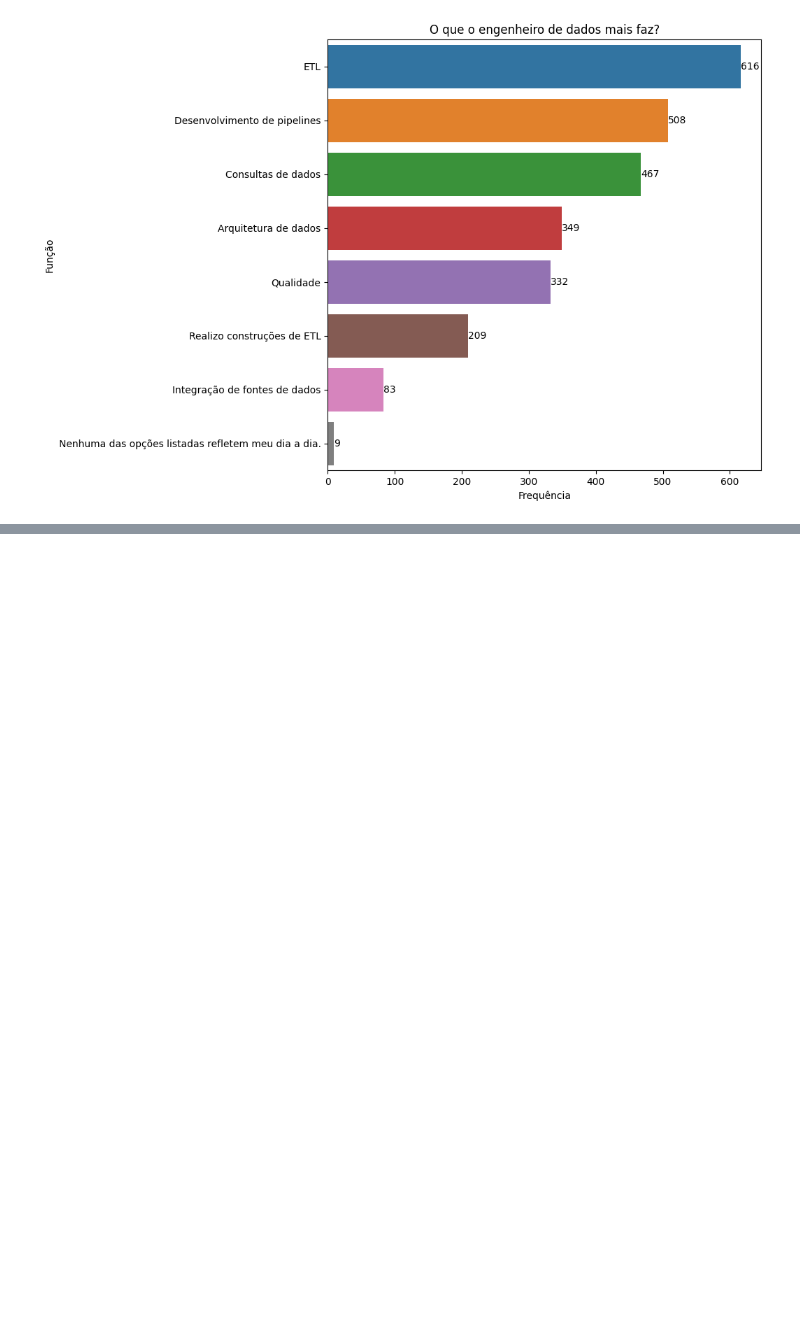
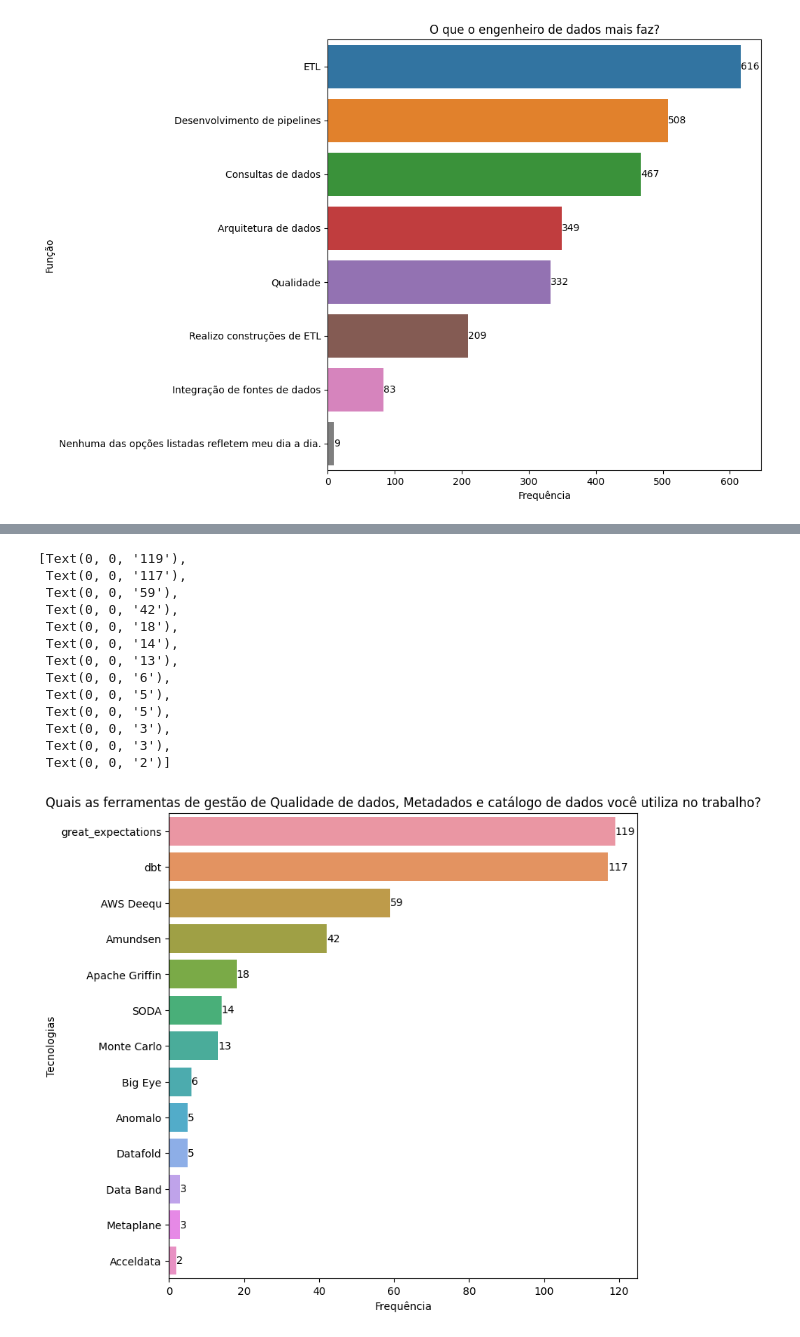
Before and after one commit to dallaqua/Trabalho_Santander_Coders_TPI, a Jupyter notebook: analise_mercado_dados_2022.ipynb, the cells around one changed output, grey strips where cells are left out. Cells and saved outputs as stored; diff of their text form; code cells hidden in the pictures; blank space fills up the shorter version.

```diff
--- a/analise_mercado_dados_2022.ipynb
+++ b/analise_mercado_dados_2022.ipynb
@@ -301,0 +377,38 @@ ax.bar_label(ax.containers[0])
+# %%
+df_P6_g = df_parte_6.filter(like='P6_g_',axis=1).copy()
+
+mascara_nomes_colunas_g = {col: extract_text_between_quotes(col)[1] for col in df_P6_g.columns}
+df_P6_g.rename(columns=mascara_nomes_colunas_g, inplace=True)
+
+df_P6_g = df_P6_g.transpose().apply(lambda col: col.sum(), axis=1)
+
+df_P6_g = df_P6_g.reset_index()
+df_P6_g.columns = ['Desc', 'Soma']
+df_P6_g = df_P6_g.sort_values('Soma',ascending=False)
+
+df_P6_g_top = df_P6_g.groupby('Desc',as_index=False).sum().sort_values('Soma',ascending=False)
+
+df_P6_g_top
+
+#Gráfico de barra
+fig, ax = plt.subplots(figsize=(8, 8))
+sns.barplot(df_P6_g_top,y='Desc',x='Soma')
+plt.title('Quais as ferramentas de gestão de Qualidade de dados, Metadados e catálogo de dados você utiliza no trabalho?')
+plt.xlabel('Frequência')
+plt.ylabel('Tecnologias')
+ax.bar_label(ax.containers[0])
+# %% [output]
+[Text(0, 0, '119'),
+ Text(0, 0, '117'),
+ Text(0, 0, '59'),
+ Text(0, 0, '42'),
+ Text(0, 0, '18'),
+ Text(0, 0, '14'),
+ Text(0, 0, '13'),
+ Text(0, 0, '6'),
+ Text(0, 0, '5'),
+ Text(0, 0, '5'),
+ Text(0, 0, '3'),
+ Text(0, 0, '3'),
+ Text(0, 0, '2')]
+[figure, added]
```
Also changed, not shown: parts of 4 cells of this notebook.
